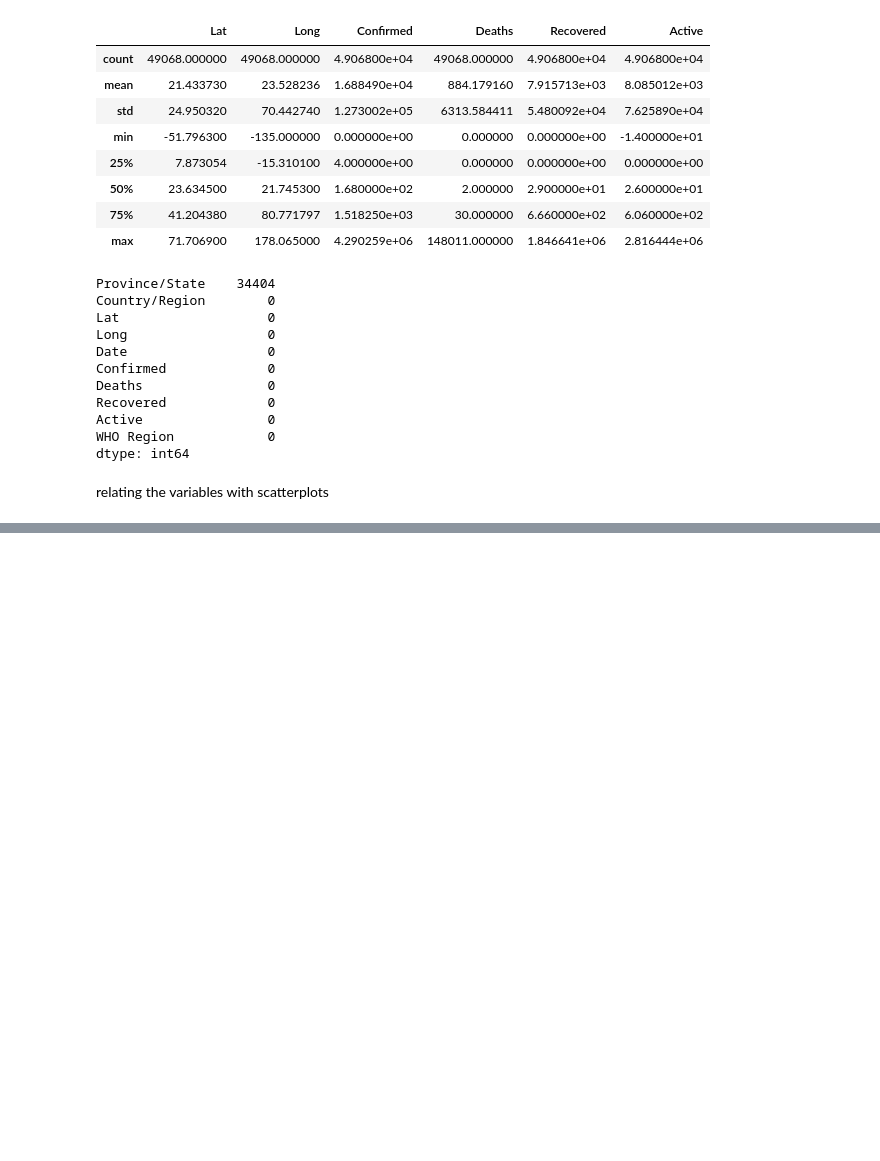
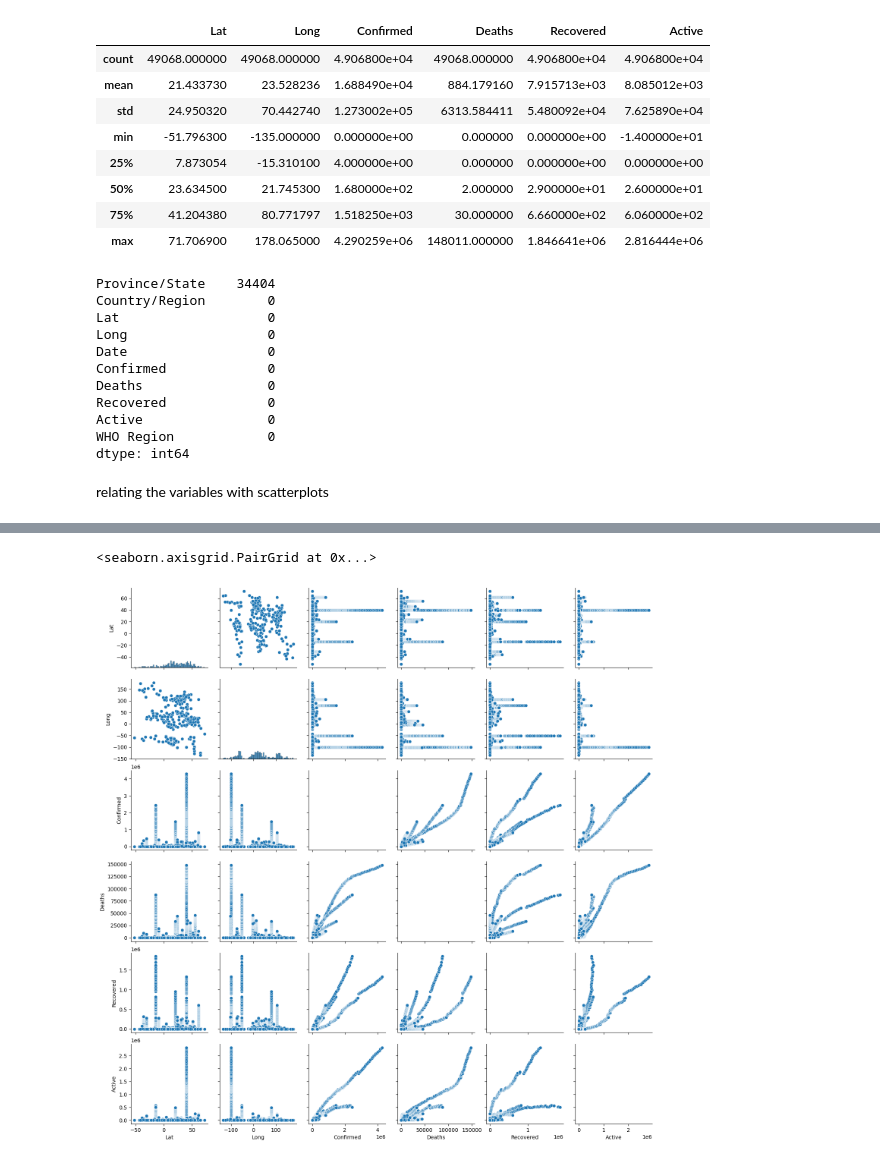
Before and after one commit to QuicklyChangable/Covid-Data-Analysis, a Jupyter notebook: analysis.ipynb, the cells around one changed output, grey strips where cells are left out. Saved outputs shown, nothing was run; the diff lists cells and outputs as text; code cells hidden in the pictures; blank space fills up the shorter version.

```diff
--- a/analysis.ipynb
+++ b/analysis.ipynb
@@ -74,0 +81,5 @@ ValueError: Could not interpret value `confirmed` for parameter `x`
+# %%
+sns.pairplot(data)
+# %% [output]
+<seaborn.axisgrid.PairGrid at 0x...>
+[figure, added]
```
Also changed, not shown: parts of 3 cells of this notebook.
